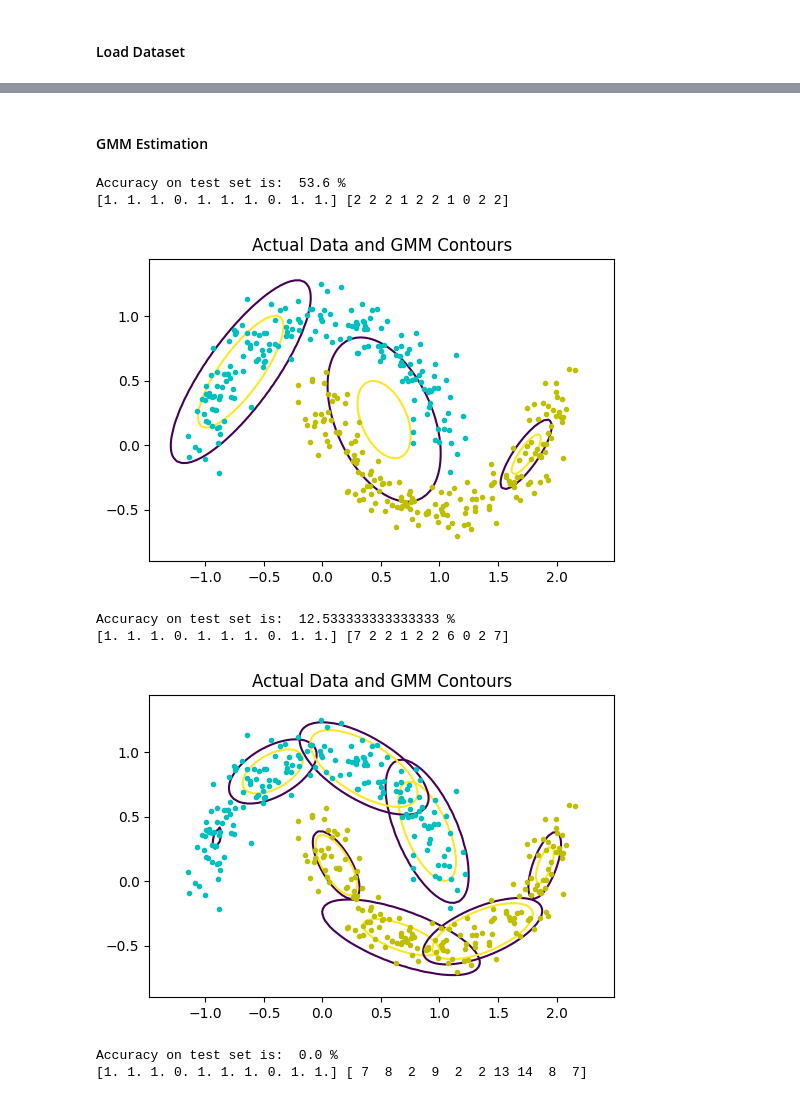
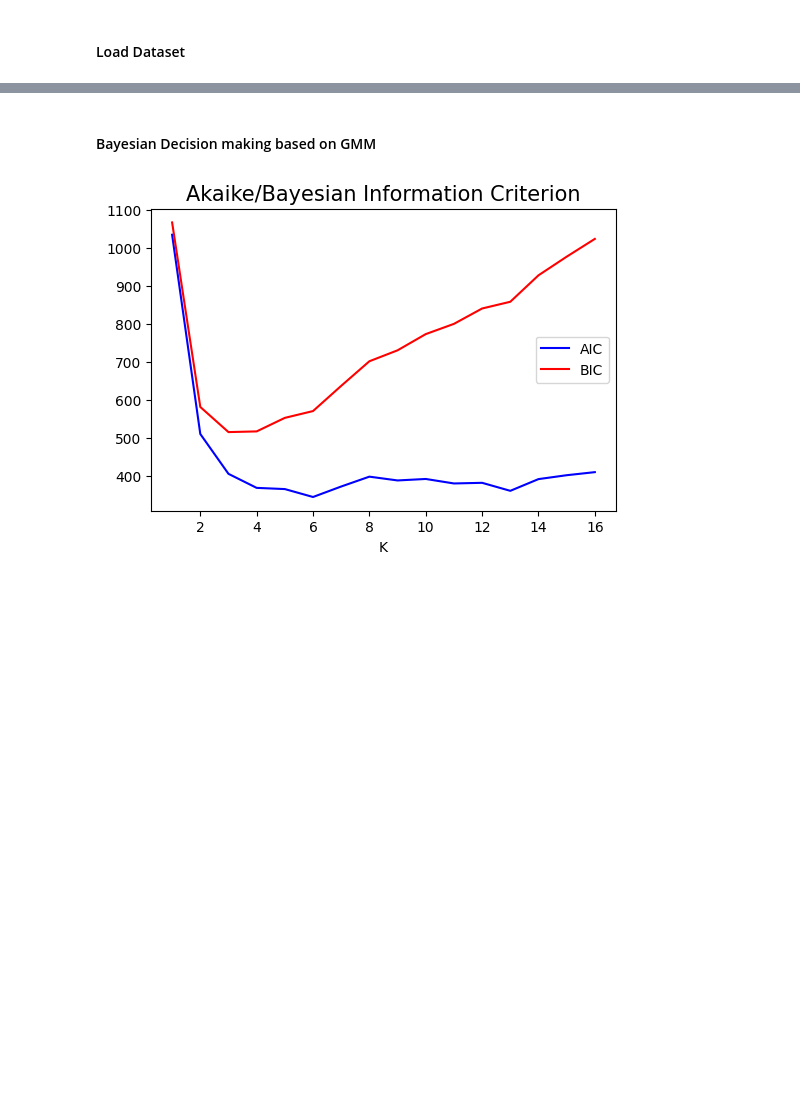
Before and after one commit to Kassra-sinaei/ML_HW_3, a Jupyter notebook: q10/main.ipynb, the cells around one changed output, grey strips where cells are left out. Drawn from its saved outputs; the diff is of its cells as text; code cells hidden in the pictures; blank space fills up the shorter version.

```diff
--- a/q10/main.ipynb
+++ b/q10/main.ipynb
@@ -12,4 +12,4 @@ from sklearn.model_selection import train_test_split
 chdir("/home/kassra/ML/HW_3/data")
 df = pd.read_csv("moons.csv", header = None)
 data = df.to_numpy()
-x_train, x_test, y_train, y_test = train_test_split(data[:,:2], data[:,2])
+x_train, x_test, y_train, y_test = train_test_split(data[:,:2], data[:,2], shuffle=True, random_state=1)
@@ -70,2 +105,0 @@ Bayesian Estimation Accuracy:  84.8 %
-# %% [markdown]
-#### GMM Estimation
@@ -117,0 +106,2 @@ def plot(x, y, means, covariances):
+# %% [markdown]
+#### Bayesian Decision making based on GMM
@@ -118,23 +141,19 @@ def plot(x, y, means, covariances):
 # %%
-AIC = list([0] * 3)
-BIC = list([0] * 3)
+AIC = list([0] * 16)
+BIC = list([0] * 16)
 
-AIC[0], BIC[0] = train(3, x_train, y_train, x_test, y_test, True)
-AIC[1], BIC[1] = train(8, x_train, y_train, x_test, y_test, True)
-AIC[2], BIC[2] = train(16, x_train, y_train, x_test, y_test, True)
+classifiers = list("")
+for i in range(1,17):
+    classifiers.append(GMM(2, 2, i))
+    AIC[i-1], BIC[i-1] = classifiers[i-1].update(x_train, y_train)
 
-plt.plot(range(1,4), AIC, 'b', label="AIC")
-plt.plot(range(1,4), BIC, 'r', label="BIC")
+
+plt.plot(range(1,17), AIC, 'b', label="AIC")
+plt.plot(range(1,17), BIC, 'r', label="BIC")
 plt.xlabel("K")
 plt.legend()
+plt.title("Akaike/Bayesian Information Criterion", fontsize=15)
 plt.gcf().set_dpi(100)
 plt.show()
 # %% [output]
-Accuracy on test set is:  53.6 %
-[1. 1. 1. 0. 1. 1. 1. 0. 1. 1.] [2 2 2 1 2 2 1 0 2 2]
-[figure, old version]
+[figure, new version]
-Accuracy on test set is:  12.533333333333333 %
-[1. 1. 1. 0. 1. 1. 1. 0. 1. 1.] [7 2 2 1 2 2 6 0 2 7]
-[figure, removed]
-Accuracy on test set is:  0.0 %
-[1. 1. 1. 0. 1. 1. 1. 0. 1. 1.] [ 7  8  2  9  2  2 13 14  8  7]
```
Also changed, not shown: parts of 9 cells of this notebook.
